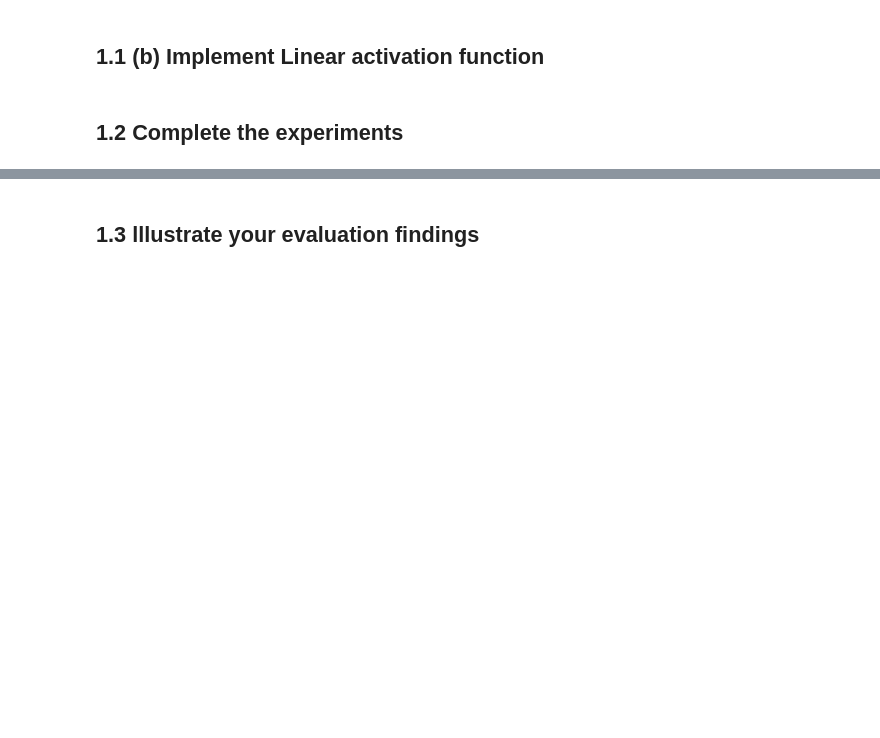
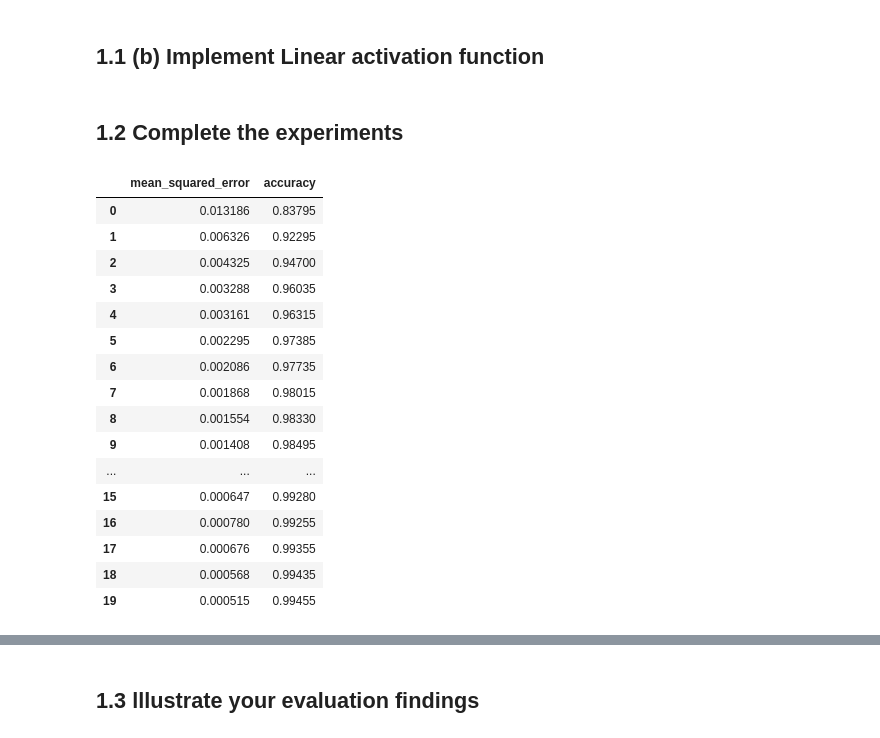
Before and after one commit to simonka0808/AdaptiveSolutionsCorrectCode, a Jupyter notebook: 2022_CM4107_CW_1_Template.ipynb, the cells around one changed output, grey strips where cells are left out. Drawn from its saved outputs; the diff is of its cells as text; code cells hidden in the pictures; blank space fills up the shorter version.

```diff
--- a/2022_CM4107_CW_1_Template.ipynb
+++ b/2022_CM4107_CW_1_Template.ipynb
@@ -336 +435,72 @@ ann_list.append(ann_linear_only)
+# %%
+# maintain a dataframe to keep track of the network error
+monitoring = {}
+monitoring['mean_squared_error'] = []
+monitoring['accuracy'] = []
+
+np.random.seed(42)
+layer1 = Layer_Dense(784, 300)
+layer2 = Layer_Dense(300, 64)
+layer3 = Layer_Dense(64, 10)
+
+opt  = Optimizer_SGD(lr)
+
+
+# Variable to hold the batch size
+batch_size = 10 #len(X_train)
+# iterate and update weights at each epoch
+for epoch in range(20):
+  for i in range(0, len(X_train), batch_size):
+
+    X_train_batch= X_train[i:i + batch_size]
+    y_train_batch= y_train[i:i + batch_size]
+    layer1.forward(X_train_batch, act1)
+    layer2.forward(layer1.outputs, act2)
+    layer3.forward(layer2.outputs, act3)
+
+    #calculate the loss
+    loss=(layer3.outputs - y_train_batch)
+
+    # backprop through the layers
+    layer3.backward(loss, act3)
+    layer2.backward(layer3.dinputs, act2)
+    layer1.backward(layer2.dinputs, act1)
+
+    # update all the layer weights
+    opt.weight_update(layer3)
+    opt.weight_update(layer2)
+    opt.weight_update(layer1)
+  #end of batching loop for training
+
+  # Get predictions on the traiing data
+  layer1.forward(X_train, act1)
+  layer2.forward(layer1.outputs, act2)
+  layer3.forward(layer2.outputs, act3)
+  pred = layer3.outputs
+  mse = mean_squared_error(pred, y_train)
+  acc = accuracy(pred, y_train)
+  monitoring['mean_squared_error'].append(mse)
+  monitoring['accuracy'].append(acc)
+  #end of epoch for loop
+
+monitoring_df = pd.DataFrame(monitoring)
+monitoring_df
+# %% [output]
+|  | mean_squared_error | accuracy |
+| 0 | 0.013186 | 0.83795 |
+| 1 | 0.006326 | 0.92295 |
+| 2 | 0.004325 | 0.94700 |
+| 3 | 0.003288 | 0.96035 |
+| 4 | 0.003161 | 0.96315 |
+| 5 | 0.002295 | 0.97385 |
+| 6 | 0.002086 | 0.97735 |
+| 7 | 0.001868 | 0.98015 |
+| 8 | 0.001554 | 0.98330 |
+| 9 | 0.001408 | 0.98495 |
+| ... | ... | ... |
+| 15 | 0.000647 | 0.99280 |
+| 16 | 0.000780 | 0.99255 |
+| 17 | 0.000676 | 0.99355 |
+| 18 | 0.000568 | 0.99435 |
+| 19 | 0.000515 | 0.99455 |
 # %%
```
Also changed, not shown: parts of 32 cells of this notebook.
